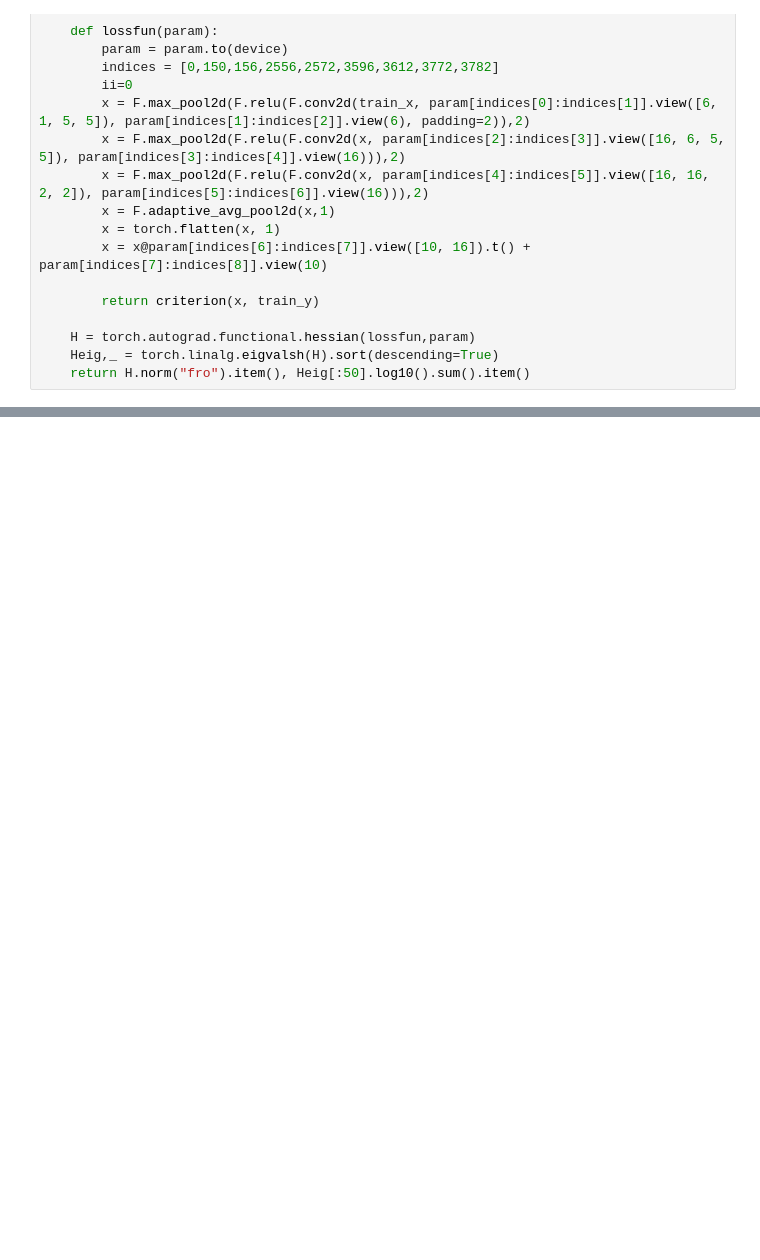
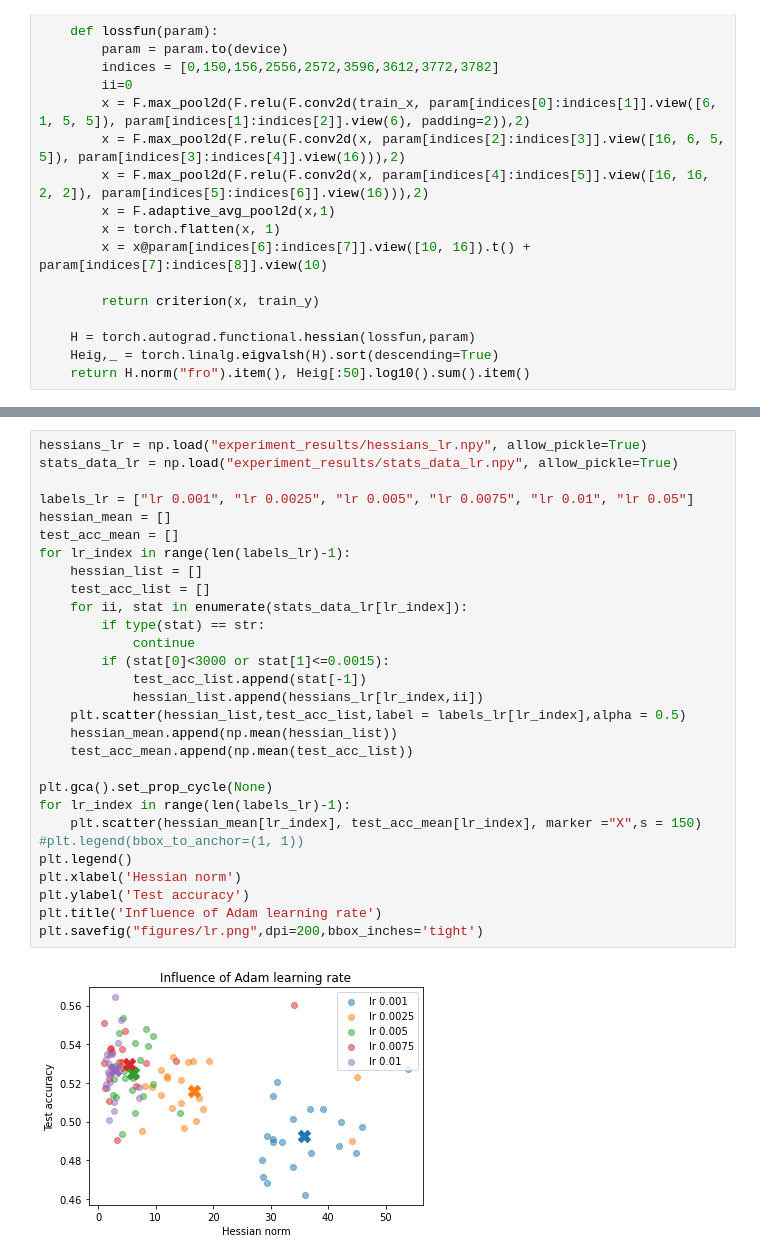
Before and after one commit to xiaotiansu/OptML_SB, a Jupyter notebook: test_smalldata.ipynb, the cells around one changed output, grey strips where cells are left out. Saved outputs shown, nothing was run; the diff lists cells and outputs as text; blank space fills up the shorter version.

```diff
--- a/test_smalldata.ipynb
+++ b/test_smalldata.ipynb
@@ -184,0 +496,31 @@ def H_eig(my_model):
+# %%
+hessians_lr = np.load("experiment_results/hessians_lr.npy", allow_pickle=True)
+stats_data_lr = np.load("experiment_results/stats_data_lr.npy", allow_pickle=True)
+
+labels_lr = ["lr 0.001", "lr 0.0025", "lr 0.005", "lr 0.0075", "lr 0.01", "lr 0.05"]
+hessian_mean = []
+test_acc_mean = []
+for lr_index in range(len(labels_lr)-1):
+    hessian_list = []
+    test_acc_list = []
+    for ii, stat in enumerate(stats_data_lr[lr_index]):
+        if type(stat) == str:
+            continue
+        if (stat[0]<3000 or stat[1]<=0.0015):
+            test_acc_list.append(stat[-1])
+            hessian_list.append(hessians_lr[lr_index,ii])
+    plt.scatter(hessian_list,test_acc_list,label = labels_lr[lr_index],alpha = 0.5)
+    hessian_mean.append(np.mean(hessian_list))
+    test_acc_mean.append(np.mean(test_acc_list))
+
+plt.gca().set_prop_cycle(None)
+for lr_index in range(len(labels_lr)-1):
+    plt.scatter(hessian_mean[lr_index], test_acc_mean[lr_index], marker ="X",s = 150)
+#plt.legend(bbox_to_anchor=(1, 1))
+plt.legend()
+plt.xlabel('Hessian norm')
+plt.ylabel('Test accuracy')
+plt.title('Influence of Adam learning rate')
+plt.savefig("figures/lr.png",dpi=200,bbox_inches='tight')
+# %% [output]
+[figure, added]
```
Also changed, not shown: parts of 19 cells of this notebook, 5 other files.
